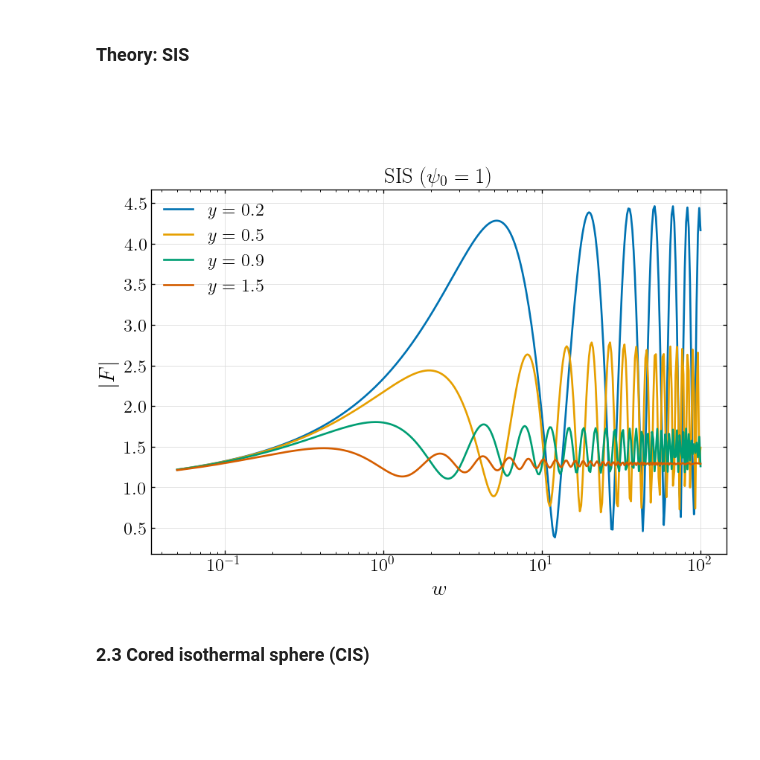
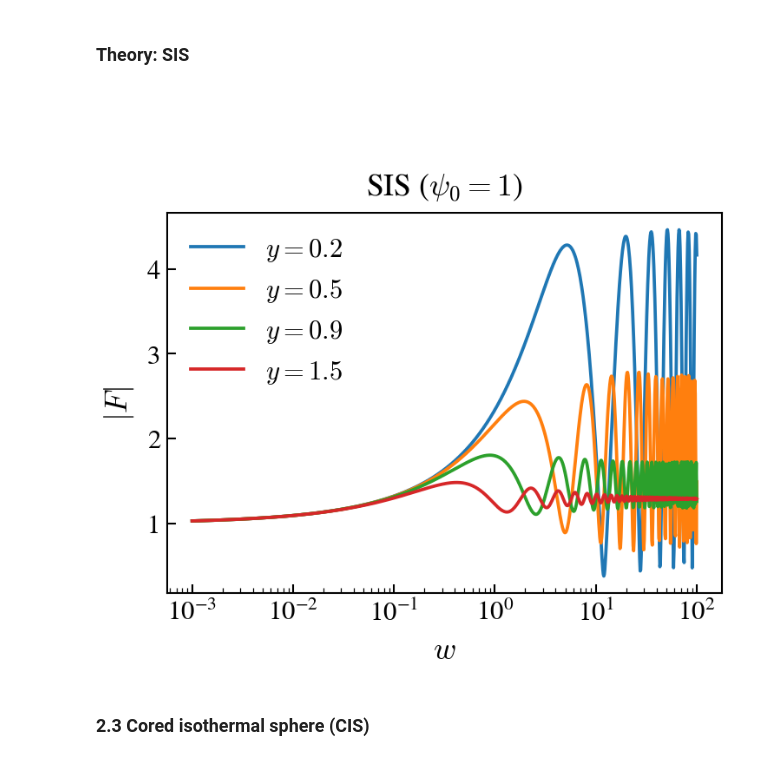
Before and after one commit to hsreekanth15/GWLENS, a Jupyter notebook: docs/source/examples/solver1d_tutorial.ipynb, the cells around one changed output. Cells and saved outputs as stored; diff of their text form; code cells hidden in the pictures; blank space fills up the shorter version.

```diff
--- a/docs/source/examples/solver1d_tutorial.ipynb
+++ b/docs/source/examples/solver1d_tutorial.ipynb
@@ -59,11 +48,8 @@ Lenses are `Potential` objects and can be **added** with `+`.
 # %%
-y = 0.5
-lens = s1d.point_mass(1.0)                      # psi = m ln x
+#Input dimensionless frequency and impact parameter
+ws = np.logspace(-3, 2, 1000)
+y = 0.1
 
-# one frequency, one source position
-F_single = s1d.amplification(5.0, y, lens)
-print("F(w=5, y=0.5) =", F_single)
-
-# many frequencies, one source position
-ws = np.geomspace(0.05, 100, 400)
-F_pm = s1d.amplification_many(ws, y, lens)
+# Initializing the lens
+lens = solver1d.point_mass(1.0)
+F = solver1d.amplification(ws, y, lens)
@@ -109,15 +86,21 @@ plt.show()
 
 <br><br><br>
 # %%
-ws = np.geomspace(0.05, 100, 400)
-fig, ax = plt.subplots()
+from gwlens.lens import sis
+
+#Initializing the SIS lens from solver1d
+lens_sis = solver1d.sis(1.0)
+
+
+fig, ax = plt.subplots(figsize=(5.5, 3.8))
 for y in (0.2, 0.5, 0.9, 1.5):
-    F = s1d.amplification_many(ws, y, s1d.sis(1.0))
+    F = solver1d.amplification(ws, y, lens_sis)
     ax.semilogx(ws, np.abs(F), label=f"$y={y}$")
 ax.set(xlabel="$w$", ylabel="$|F|$", title="SIS ($\\psi_0 = 1$)")
-ax.legend(); plt.show()
+ax.legend()
+plt.show()
 # %% [output]
-[figure, old version]
+[figure, new version]
 # %% [markdown]
 ### 2.3 Cored isothermal sphere (CIS)
 # %% [markdown]
```
Also changed, not shown: parts of 27 cells of this notebook, 1 other file.
